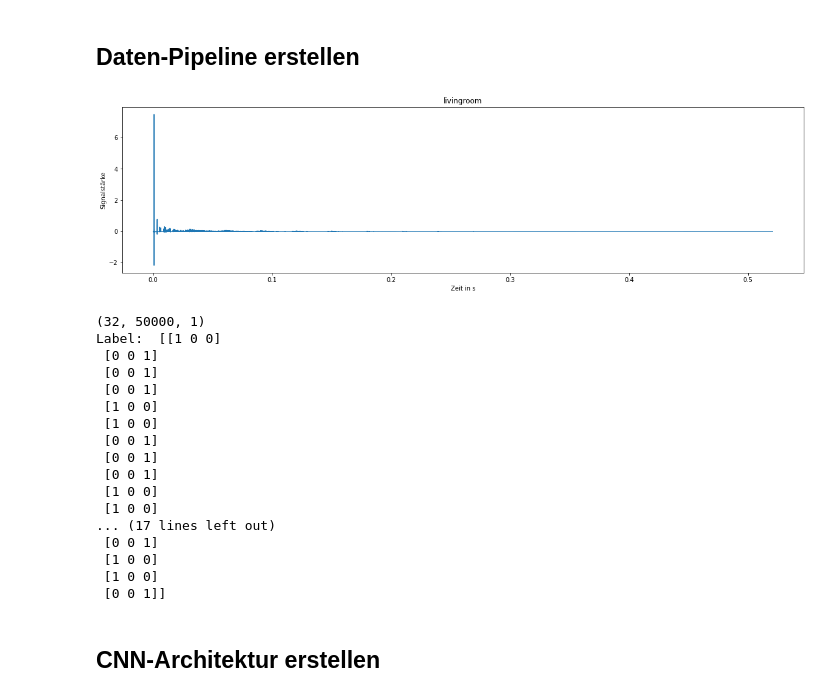
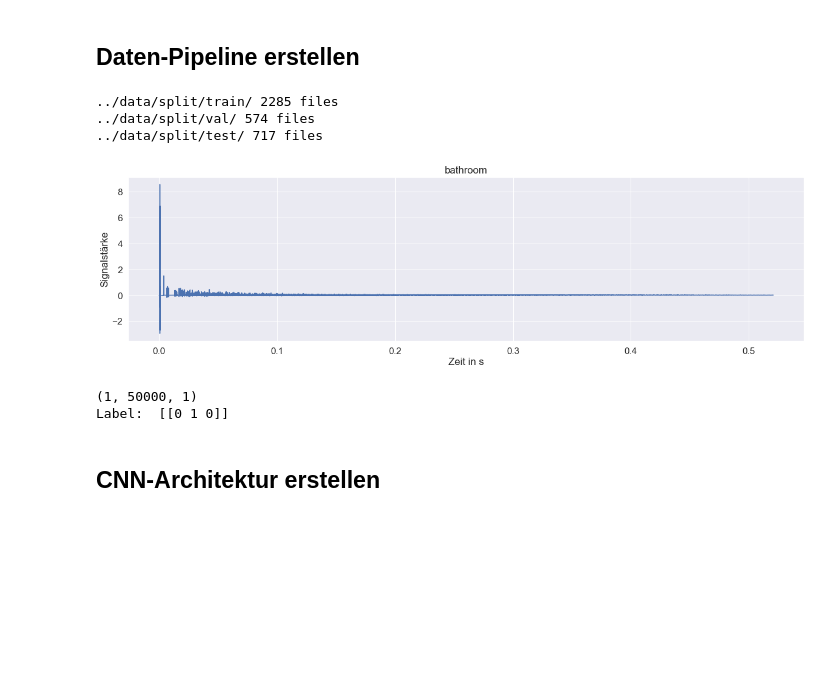
Before and after one commit to SimonWolf/echo_classification, a Jupyter notebook: 02_1D_CNN_Klassifikation-Copy1.ipynb, the cells around one changed output. Saved outputs shown, nothing was run; the diff lists cells and outputs as text; code cells hidden in the pictures; blank space fills up the shorter version.

```diff
--- a/02_1D_CNN_Klassifikation-Copy1.ipynb
+++ b/02_1D_CNN_Klassifikation-Copy1.ipynb
@@ -17,9 +17,9 @@ AUTOTUNE = tf.data.experimental.AUTOTUNE
 # %% [markdown]
 ## Daten-Pipeline erstellen
 # %%
-data_dir = pathlib.Path("components/data")
-list_ds = tf.data.Dataset.list_files(str(data_dir/'*/*'))
-CLASS_NAMES = np.array([item.name for item in data_dir.glob('*') if item.name != ".DS_Store"])
+#CLASS_NAMES = np.array([item.name for item in data_dir.glob('*') if item.name != ".DS_Store"])
+CLASS_NAMES=["toilet","livingroom","bathroom"]
+BATCH_SIZE = 32
 
 def label_encoder(label):
     temp=[0]*len(CLASS_NAMES)
@@ -38,56 +38,50 @@ def process_path(file_path):
     label = tf.strings.split(file_path, os.sep)[-2]
     spec={"/signal":tf.float64,"/rir":tf.float64}
     samples = tfio.v0.IOTensor.from_hdf5(file_path,spec=spec)("/rir").to_tensor()[:50000] #TODO
+
     return tf.reshape(samples,[50000,1]), label_encoder(label)
 
-
-labeled_ds = list_ds.map(process_path,num_parallel_calls=AUTOTUNE)
-
-def prepare_for_training(ds, shuffle_buffer_size=1000):
+def prepare_for_training(ds,batch_size, shuffle_buffer_size=1000):
     ds = ds.shuffle(buffer_size=shuffle_buffer_size)
     # Repeat forever
     ds = ds.repeat()
-    ds = ds.batch(BATCH_SIZE)
+    ds = ds.batch(batch_size)
     # `prefetch` lets the dataset fetch batches in the background while the model
     # is training.
     ds = ds.prefetch(buffer_size=AUTOTUNE)
     return ds
 
+def make_dataset(path,batch_size):
+    data_dir = pathlib.Path(path)
+    list_ds = tf.data.Dataset.list_files(str(data_dir/'*/*'))
+    labeled_ds = list_ds.map(process_path,num_parallel_calls=AUTOTUNE)
+    print(path,len(list_ds),"files")
+    return prepare_for_training(labeled_ds,batch_size=batch_size)
 
-BATCH_SIZE = 32
+train_dataset = make_dataset("../data/split/train/",batch_size=BATCH_SIZE)
+val_dataset = make_dataset("../data/split/val/",batch_size=1)
+test_dataset = make_dataset("../data/split/test/",batch_size=1)
 
-
-train_dataset = prepare_for_training(labeled_ds.take(int(len(list_ds)*0.6)))
-test_dataset = prepare_for_training(labeled_ds.skip(int(len(list_ds)*0.6)))
-
-for image_raw, label_text in labeled_ds.take(1):
-    signal_generator(sr=96000).plot_signal(image_raw.numpy().reshape(50000),title=label_decoder(label_text))
+#train_dataset = prepare_for_training(labeled_ds.take(int(len(list_ds)*0.6)))
+#test_dataset = prepare_for_training(labeled_ds.skip(int(len(list_ds)*0.6)))
 # %% [output]
-[figure, removed]
+../data/split/train/ 2285 files
+../data/split/val/ 574 files
+../data/split/test/ 717 files
+# %%
+for image_raw, label_text in val_dataset.take(1):
+    signal_generator(sr=96000).plot_signal(image_raw.numpy().reshape(50000),title=label_decoder(label_text[0]))
+# %% [output]
+[figure, added]
 # %%
-for image, label in train_dataset.take(1):
+for image, label in val_dataset.take(1):
     print(image.shape)
     #print("Image shape: ", image.numpy().shape)
     #print("Label: ", label.numpy())
     print("Label: ", label.numpy())
 # %% [output]
-(32, 50000, 1)
-Label:  [[1 0 0]
- [0 0 1]
- [0 0 1]
- [0 0 1]
- [1 0 0]
- [1 0 0]
- [0 0 1]
- [0 0 1]
- [0 0 1]
- [1 0 0]
- [1 0 0]
-... (17 lines left out)
- [0 0 1]
- [1 0 0]
- [1 0 0]
- [0 0 1]]
+(1, 50000, 1)
+Label:  [[0 1 0]]
 # %% [markdown]
 ## CNN-Architektur erstellen
 # %%
```
Also changed, not shown: parts of 9 cells of this notebook, 3 other files.
